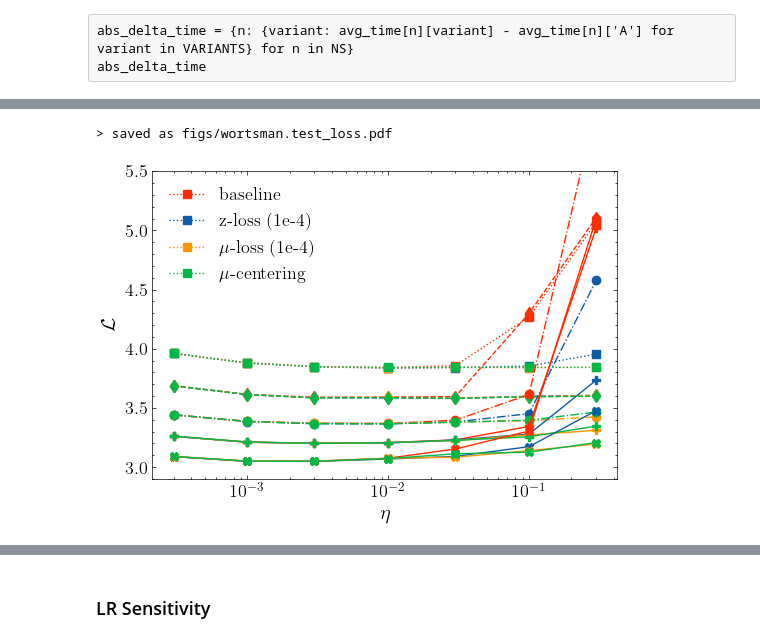
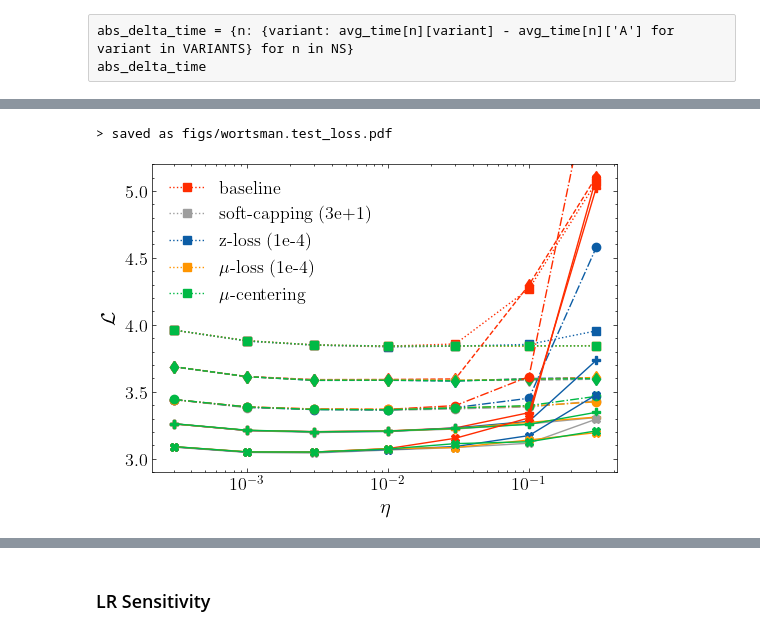
Before and after one commit to flxst/output-embedding-centering, a Jupyter notebook: results/Analyze_All_Models_Performance.ipynb, the cells around one changed output, grey strips where cells are left out. Drawn from its saved outputs; the diff is of its cells as text; code cells hidden in the pictures.

```diff
--- a/results/Analyze_All_Models_Performance.ipynb
+++ b/results/Analyze_All_Models_Performance.ipynb
@@ -271,17 +292,18 @@ def get_results_table(n, d, wt='0', lr='3', save_as=''):
 results = {scale: {} for scale in ['4', '6', '8', 'A', 'C']}
 for scale in results:
     for lr in LRs:
-        results[scale][lr] = get_results_table(scale, '0', lr=lr)
+        results[scale][lr] = get_results_table(scale, '0', wt='1' if WEIGHT_TYING is True else '0', lr=lr)
 # %% [markdown]
 # 2. Plot (Dependency on lr)
 # %%
 # PARAMETERS
 NS = ['4', '6', '8', 'A', 'C']
 NS_SINGLE = ['C']
-VARIANTS = ['A', 'Z', 'E', 'R']
+VARIANTS = ['A', 'S', 'Z', 'E', 'R']
 
 VARIANTS_LAMBDAS = {
     'A': [0.0],
+    'S': [30.0],
     'Z': [0.0001],
     'E': [0.0001],
     'R': [0.0],
@@ -659,11 +676,18 @@ YLABEL = {
     'time': r'$t [s]$',
 }
 # %%
-def plot_wortsman(_lrs, _loss, quantity, ns, variants_lambdas, ylim=None, legend=False, alpha=False, save_as=''):
-    fix, ax = plt.subplots(1, 1, figsize=(6,4))
-    ax = [ax, None]
-    ax[0].set_xscale('log')
-    for n in ns:
+def plot_wortsman(_lrs, _loss, quantity, ns, variants_lambdas, ylim=None, legend=False, alpha=False, details=False, save_as=''):
+    if details is True:
+        NR_PLOTS = 6
+        fix, ax = plt.subplots(1, NR_PLOTS, figsize=(14,4), width_ratios=[4, 1, 1, 1, 1, 1])
+    else:
+        NR_PLOTS = 1
+        fix, ax = plt.subplots(1, NR_PLOTS, figsize=(6,4))
+        ax = [ax, None]
+
+    for i in range(NR_PLOTS):
+        ax[i].set_xscale('log')
+    for counter, n in enumerate(ns):
         for variant in variants_lambdas:
             for _lambda in variants_lambdas[variant]:
                 if _lambda in _loss[n][variant]:
@@ -676,12 +700,30 @@ def plot_wortsman(_lrs, _loss, quantity, ns, variants_lambdas, ylim=None, legend
                         label=get_label(variant, _lambda) if n == ns[0] else None,
                         alpha=ALPHA[_lambda] if alpha is True else 1,
                     )
+                    if details is True:
+                        ax[1+counter].plot(
+                            _lrs,
+                            _loss[n][variant][_lambda],
+                            marker=MARKER[n],
+                            linestyle=LINESTYLE[n],
+                            color=CLR[variant],
+                            label=get_label(variant, _lambda) if n == ns[0] else None,
+                            alpha=ALPHA[_lambda] if alpha is True else 1,
+                        )
                 else:
                     print(f'ERROR! could not plot lambda = {_lambda} for n = {n} & variant = {variant}.')
     if legend is True:
         ax[0].legend()
     if ylim is not None:
-        ax[0].set_ylim(ylim)
+        for i in range(NR_PLOTS):
+            ax[i].set_ylim(ylim)
+    xlim = ax[0].get_xlim()
+    for i in range(1, NR_PLOTS):
+        ax[i].set_yticks([])
+        ax[i].set_xlim([0.06, xlim[1]])
+        ax[i].set_xticks([0.1], minor=True)
+        ax[i].get_xaxis().get_major_formatter().labelOnlyBase = False
+        ax[i].set_title(fr'{NLABEL[ns[i-1]]}')
     ax[0].set_xlabel(r'$\eta$')
     ax[0].set_ylabel(YLABEL[quantity])
     if len(save_as):
@@ -690,7 +732,7 @@ def plot_wortsman(_lrs, _loss, quantity, ns, variants_lambdas, ylim=None, legend
         plt.savefig(fig_path, format=save_as[-3:], bbox_inches='tight')
         print(f'> saved as {fig_path}')
 # %%
-plot_wortsman(lrs, loss, 'test_loss', ns=NS, variants_lambdas=VARIANTS_LAMBDAS, ylim=(None, 5.5), legend=True, save_as=f'wortsman.test_loss.{FIGURE_FORMAT}')
+plot_wortsman(lrs, loss, 'test_loss', ns=NS, variants_lambdas=VARIANTS_LAMBDAS, ylim=YLIM_MAIN, legend=True, details=False, save_as=f'wortsman.test_loss{WT}.{FIGURE_FORMAT}')
 # %% [output]
 > saved as figs/wortsman.test_loss.pdf
-[figure, old version]
+[figure, new version]
```
Also changed, not shown: parts of 51 cells of this notebook, 43 other files.
